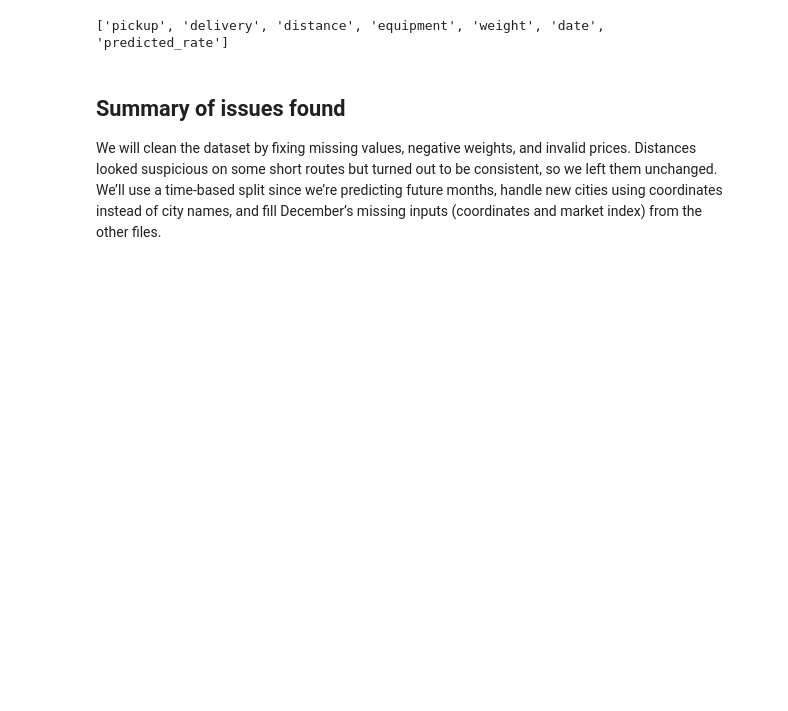
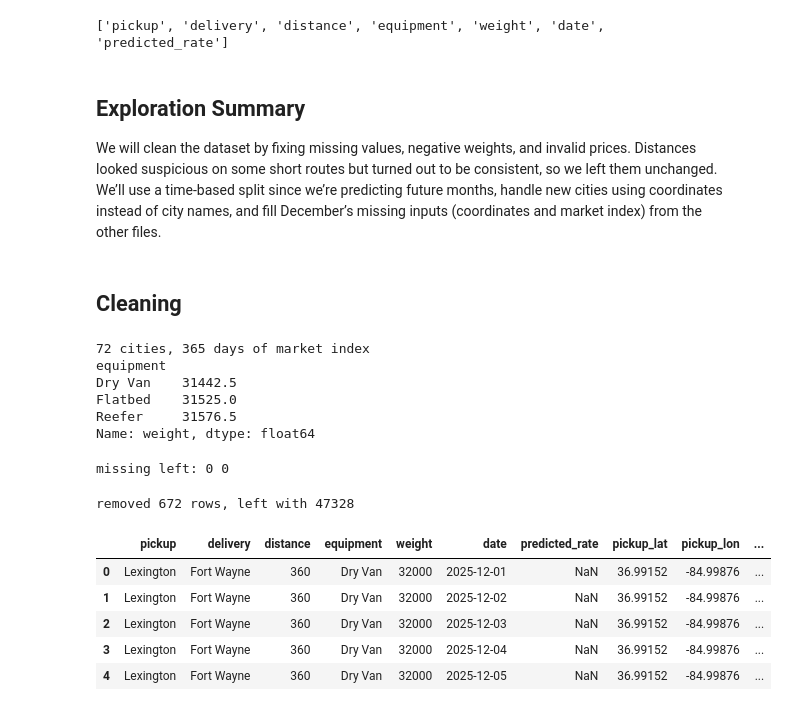
Before and after one commit to Ali-Muhammad24/freight-rate-prediction, a Jupyter notebook: notebooks/exploration.ipynb, the cells around one changed output. Cells and saved outputs as stored; diff of their text form; code cells hidden in the pictures; blank space fills up the shorter version.

Commit message:
Add data cleaning

```diff
--- a/notebooks/exploration.ipynb
+++ b/notebooks/exploration.ipynb
@@ -164,5 +164,67 @@ print(dec.columns.tolist())
 # %% [output]
 ['pickup', 'delivery', 'distance', 'equipment', 'weight', 'date', 'predicted_rate']
 # %% [markdown]
-## Summary of issues found
+## Exploration Summary
 We will clean the dataset by fixing missing values, negative weights, and invalid prices. Distances looked suspicious on some short routes but turned out to be consistent, so we left them unchanged. We’ll use a time-based split since we’re predicting future months, handle new cities using coordinates instead of city names, and fill December’s missing inputs (coordinates and market index) from the other files.
+# %% [markdown]
+## Cleaning
+# %%
+# city -> coordinates (needed for December, which has no lat/lon)
+city_coords = pd.concat([
+    train[["pickup", "pickup_lat", "pickup_lon"]].set_axis(["city", "lat", "lon"], axis=1),
+    train[["delivery", "delivery_lat", "delivery_lon"]].set_axis(["city", "lat", "lon"], axis=1),
+    val[["pickup", "pickup_lat", "pickup_lon"]].set_axis(["city", "lat", "lon"], axis=1),
+    val[["delivery", "delivery_lat", "delivery_lon"]].set_axis(["city", "lat", "lon"], axis=1),
+]).drop_duplicates("city").set_index("city")
+
+# market index is basically one value per day, so average it per date
+daily_index = pd.concat([train, val]).groupby("date")["market_index"].mean()
+
+weight_median = train.loc[train["weight"] > 0].groupby("equipment")["weight"].median()
+
+print(len(city_coords), "cities,", len(daily_index), "days of market index")
+print(weight_median)
+# %% [output]
+72 cities, 365 days of market index
+equipment
+Dry Van    31442.5
+Flatbed    31525.0
+Reefer     31576.5
+Name: weight, dtype: float64
+# %%
+def clean(df):
+    df = df.copy()
+    df["weight"] = df["weight"].abs()  # negative weights look like sign errors
+    df["weight"] = df["weight"].fillna(df["equipment"].map(weight_median))
+    df["market_index"] = df["market_index"].fillna(df["date"].map(daily_index))
+    return df
+
+train_clean = clean(train)
+val_clean = clean(val)
+print("missing left:", train_clean.isna().sum().sum(), val_clean.isna().sum().sum())
+# %% [output]
+missing left: 0 0
+# %%
+train_clean["rate_per_mile"] = train_clean["posted_rate"] / train_clean["distance"]
+lane_median = train_clean.groupby(["pickup", "delivery"])["rate_per_mile"].transform("median")
+ratio = train_clean["rate_per_mile"] / lane_median
+
+bad_price = (ratio > 2) | (ratio < 0.5)
+train_clean = train_clean[~bad_price].drop(columns="rate_per_mile").reset_index(drop=True)
+print("removed", bad_price.sum(), "rows, left with", len(train_clean))
+# %% [output]
+removed 672 rows, left with 47328
+# %%
+dec_clean = dec.copy()
+for side in ["pickup", "delivery"]:
+    dec_clean[side + "_lat"] = dec_clean[side].map(city_coords["lat"])
+    dec_clean[side + "_lon"] = dec_clean[side].map(city_coords["lon"])
+dec_clean["market_index"] = dec_clean["date"].map(daily_index)
+dec_clean.head()
+# %% [output]
+|  | pickup | delivery | distance | equipment | weight | date | predicted_rate | pickup_lat | pickup_lon | ... |
+| 0 | Lexington | Fort Wayne | 360 | Dry Van | 32000 | 2025-12-01 | NaN | 36.99152 | -84.99876 | ... |
+| 1 | Lexington | Fort Wayne | 360 | Dry Van | 32000 | 2025-12-02 | NaN | 36.99152 | -84.99876 | ... |
+| 2 | Lexington | Fort Wayne | 360 | Dry Van | 32000 | 2025-12-03 | NaN | 36.99152 | -84.99876 | ... |
+| 3 | Lexington | Fort Wayne | 360 | Dry Van | 32000 | 2025-12-04 | NaN | 36.99152 | -84.99876 | ... |
+| 4 | Lexington | Fort Wayne | 360 | Dry Van | 32000 | 2025-12-05 | NaN | 36.99152 | -84.99876 | ... |
```
Also changed, not shown: parts of 1 cell of this notebook.
